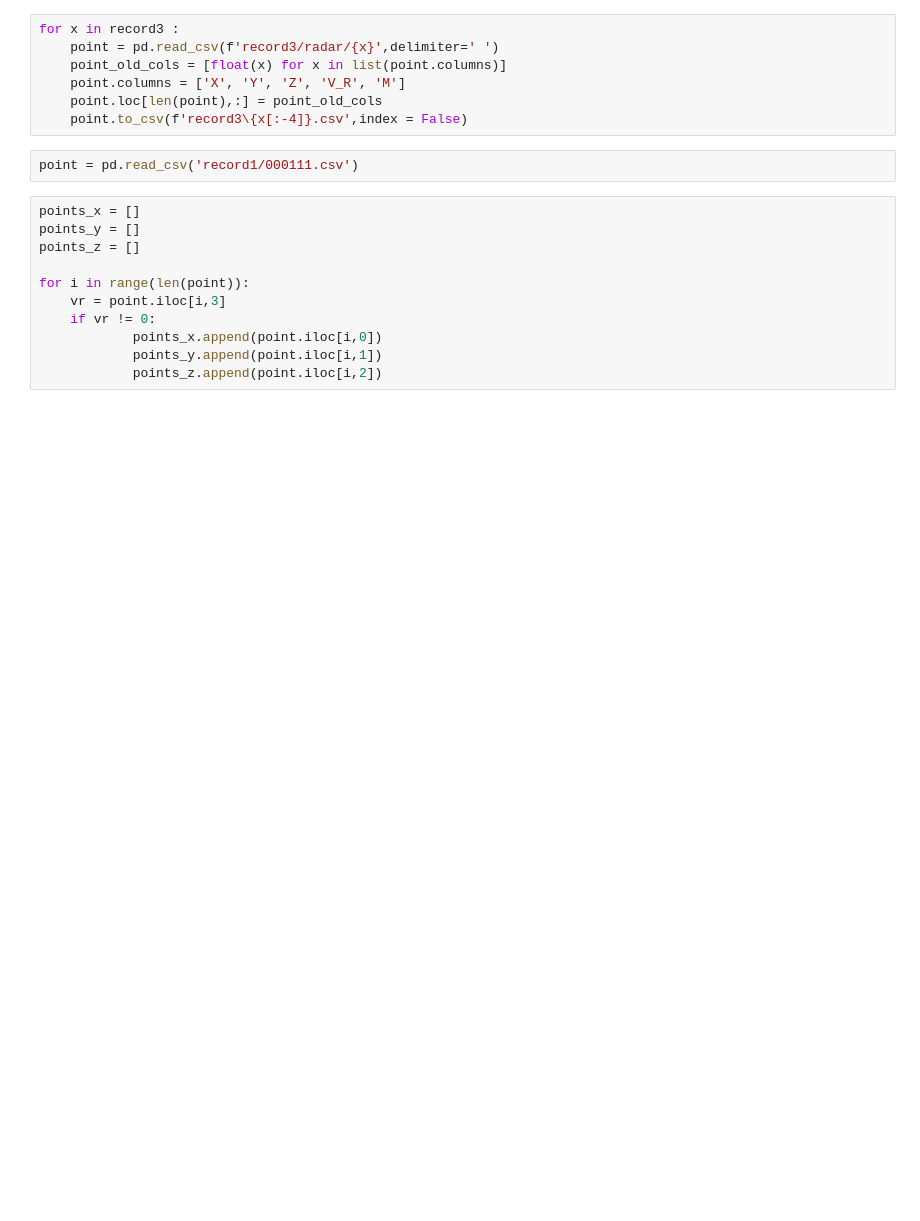
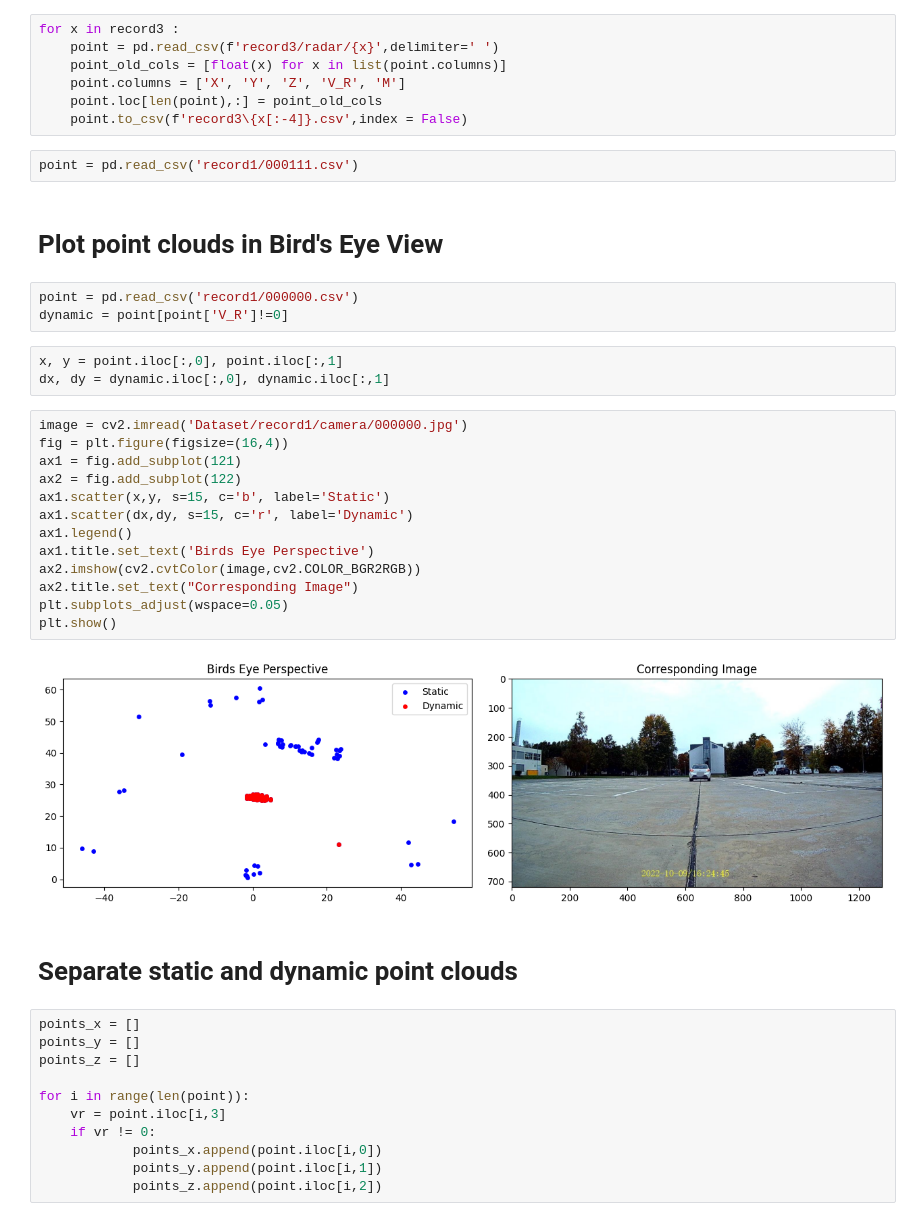
Before and after one commit to adityadate0/Vehicle-Detection-using-Radar-Sensor, a Jupyter notebook: Task 2 GH.ipynb, the cells around one changed output. Cells and saved outputs as stored; diff of their text form; blank space fills up the shorter version.

```diff
--- a/Task 2 GH.ipynb
+++ b/Task 2 GH.ipynb
@@ -33,6 +28,31 @@ for x in record3 :
     point.to_csv(f'record3\{x[:-4]}.csv',index = False)
 # %%
 point = pd.read_csv('record1/000111.csv')
+# %% [markdown]
+# Plot point clouds in Bird's Eye View
+# %%
+point = pd.read_csv('record1/000000.csv')
+dynamic = point[point['V_R']!=0]
+# %%
+x, y = point.iloc[:,0], point.iloc[:,1]
+dx, dy = dynamic.iloc[:,0], dynamic.iloc[:,1]
+# %%
+image = cv2.imread('Dataset/record1/camera/000000.jpg')
+fig = plt.figure(figsize=(16,4))
+ax1 = fig.add_subplot(121)
+ax2 = fig.add_subplot(122)
+ax1.scatter(x,y, s=15, c='b', label='Static')
+ax1.scatter(dx,dy, s=15, c='r', label='Dynamic')
+ax1.legend()
+ax1.title.set_text('Birds Eye Perspective')
+ax2.imshow(cv2.cvtColor(image,cv2.COLOR_BGR2RGB))
+ax2.title.set_text("Corresponding Image")
+plt.subplots_adjust(wspace=0.05)
+plt.show()
+# %% [output]
+[figure, added]
+# %% [markdown]
+# Separate static and dynamic point clouds
 # %%
 points_x = []
 points_y = []
```
Also changed, not shown: parts of 16 cells of this notebook.
